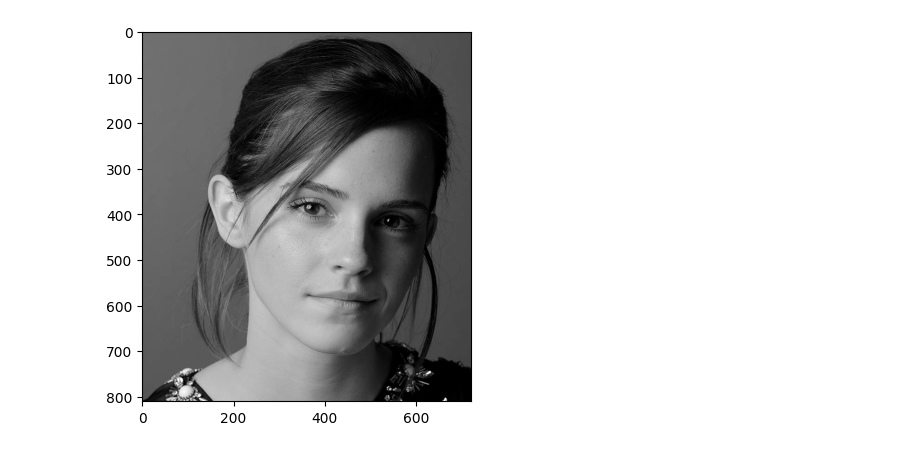
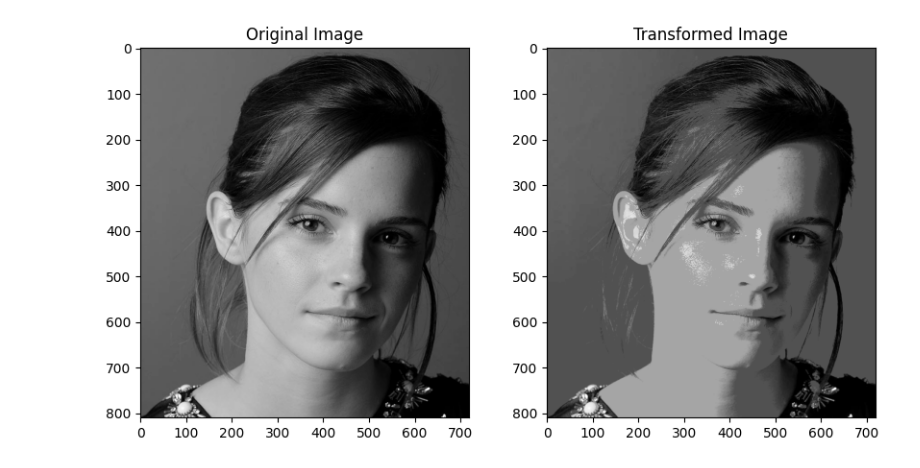
Before and after one commit to RPX2001/Assignment1_EN3160, a Jupyter notebook: 210451U_Assignment1.ipynb, the cells around one changed output. Cells and saved outputs as stored; diff of their text form; code cells hidden in the pictures.

Commit message:
intensity transform

```diff
--- a/210451U_Assignment1.ipynb
+++ b/210451U_Assignment1.ipynb
@@ -2,16 +2,43 @@
 1. Intensity Transformation
 
 ![image.png](attachment:image.png)
-# %%
-import cv2 as cv
-import numpy as np
-import matplotlib.pyplot as plt
-
-img = cv.imread('a1images\\emma.jpg', cv.IMREAD_GRAYSCALE)
-assert img is not None
-
-# plot the image
-plt.imshow(img, cmap='gray')
-plt.show()
-# %% [output]
-[figure, removed]
+# %%
+import cv2 as cv
+import numpy as np
+import matplotlib.pyplot as plt
+
+img = cv.imread('a1images\\emma.jpg', cv.IMREAD_GRAYSCALE)
+assert img is not None
+
+# intensity transformation
+def intensity_transform(pixel):
+    if 0 <= pixel < 50:
+        return int(2 * pixel)
+    elif 50 <= pixel < 100:
+        return int(100)
+    elif 100 <= pixel < 150:
+        return int(2 * pixel - 100)
+    elif 150 <= pixel < 200:
+        return int(200)
+    elif 200 <= pixel <= 255:
+        return int(55 + pixel)
+
+# Vectorize the transformation function
+vectorized_transform = np.vectorize(intensity_transform)
+
+# Apply the transformation
+transformed_image = vectorized_transform(img)
+
+# Display the original and transformed images
+plt.figure(figsize=(10,5))
+plt.subplot(1,2,1)
+plt.title('Original Image')
+plt.imshow(img, cmap='gray')
+
+plt.subplot(1,2,2)
+plt.title('Transformed Image')
+plt.imshow(transformed_image, cmap='gray')
+
+plt.show()
+# %% [output]
+[figure, added]
```
